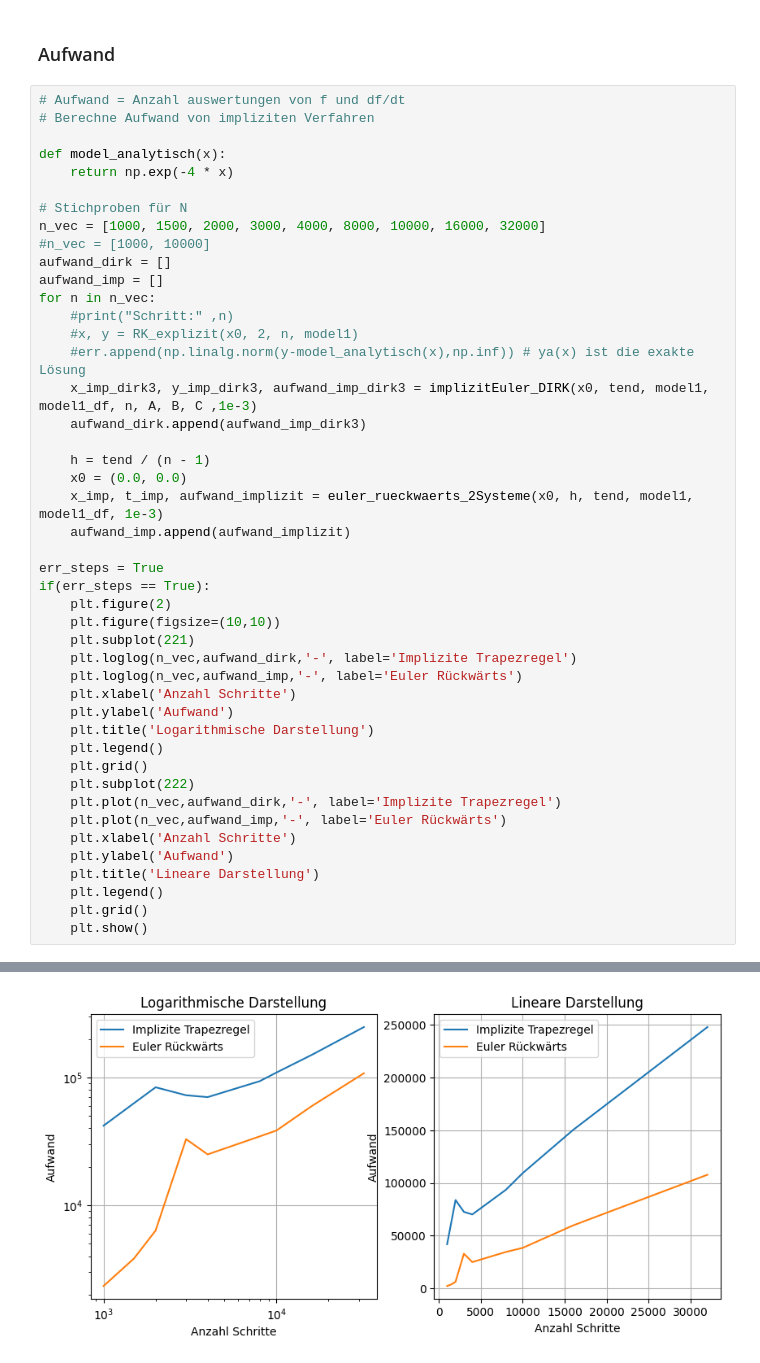
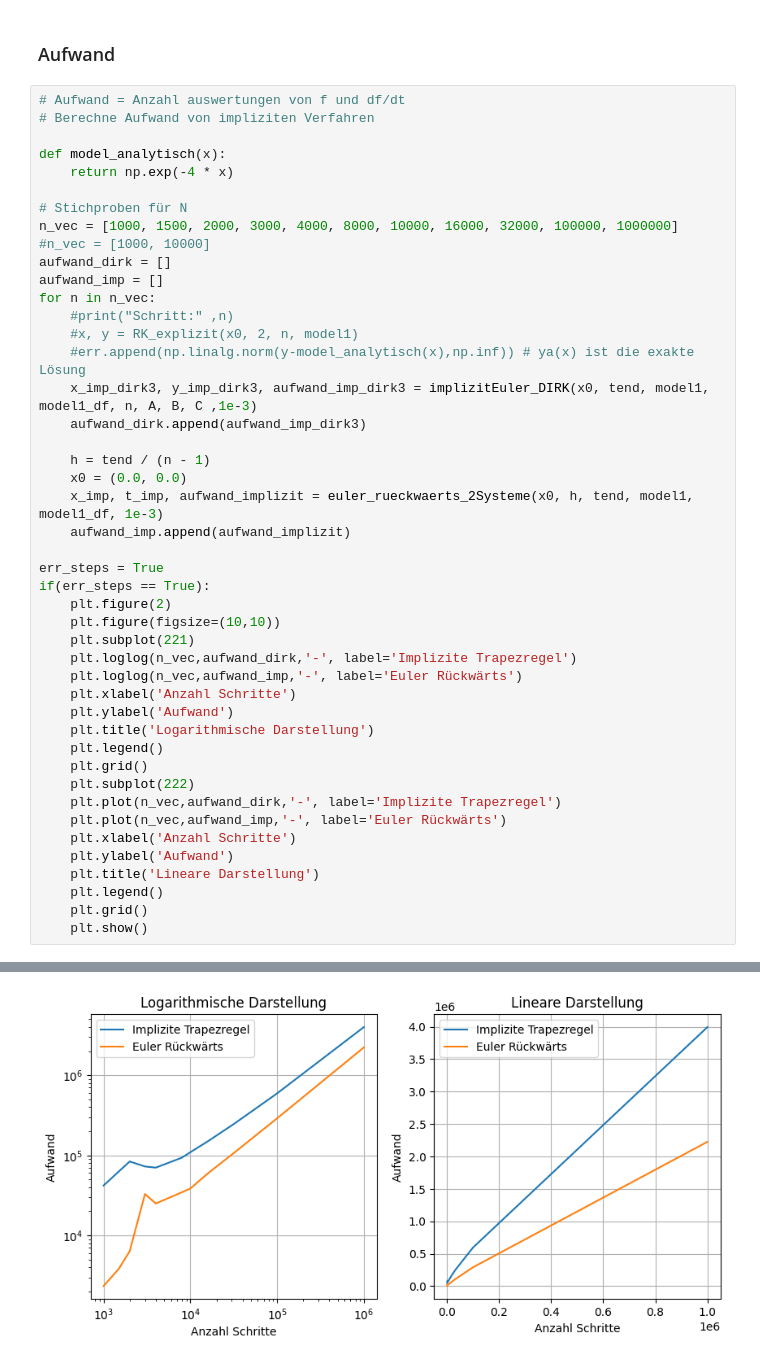
Before and after one commit to hollejon/Numerik, a Jupyter notebook: projekt/transformator.ipynb, the cells around one changed output, grey strips where cells are left out. Drawn from its saved outputs; the diff is of its cells as text.

```diff
--- a/projekt/transformator.ipynb
+++ b/projekt/transformator.ipynb
@@ -374,7 +374,7 @@ def model_analytisch(x):
     return np.exp(-4 * x)
 
 # Stichproben für N
-n_vec = [1000, 1500, 2000, 3000, 4000, 8000, 10000, 16000, 32000]
+n_vec = [1000, 1500, 2000, 3000, 4000, 8000, 10000, 16000, 32000, 100000, 1000000]
 #n_vec = [1000, 10000]
 aufwand_dirk = []
 aufwand_imp = []
@@ -424,2 +426,2 @@ IMP: Schrittweite:  1.5625488296509264e-09
 <Figure size 640x480 with 0 Axes>
-[figure, old version]
+[figure, new version]
```
Also changed, not shown: parts of 1 cell of this notebook.
